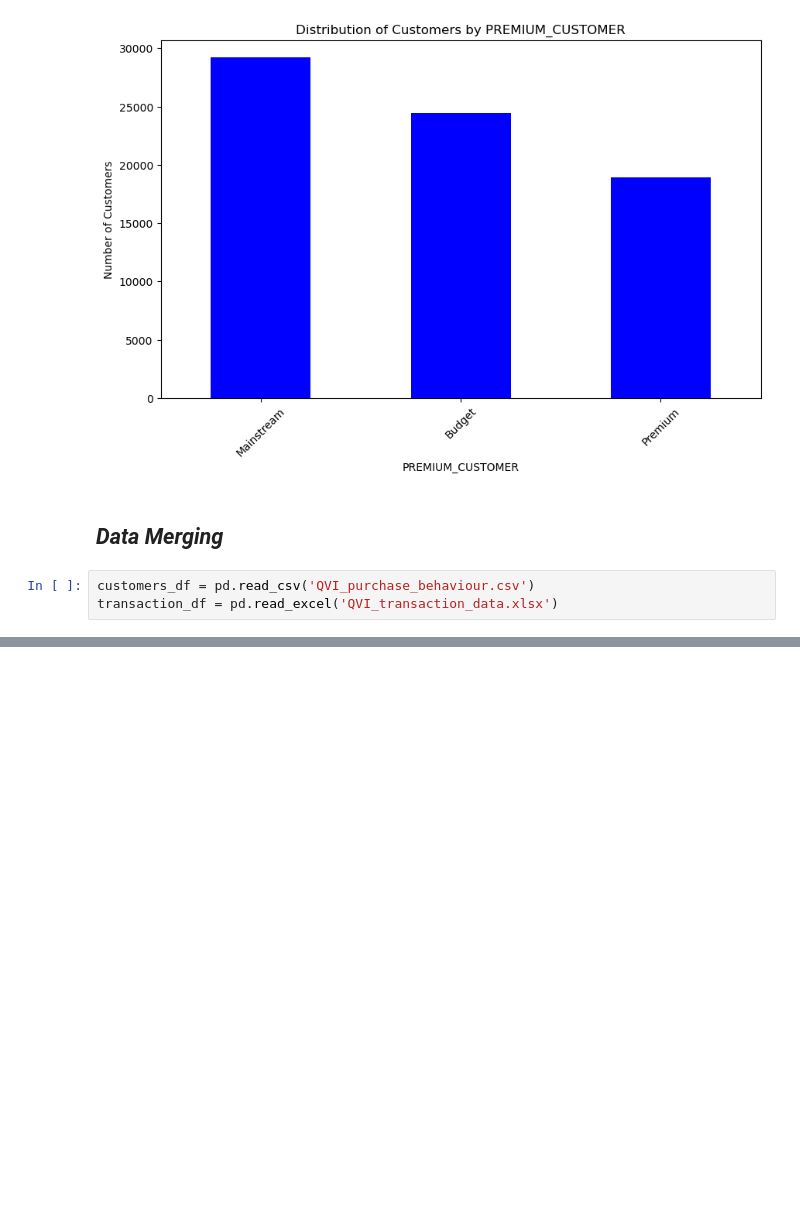
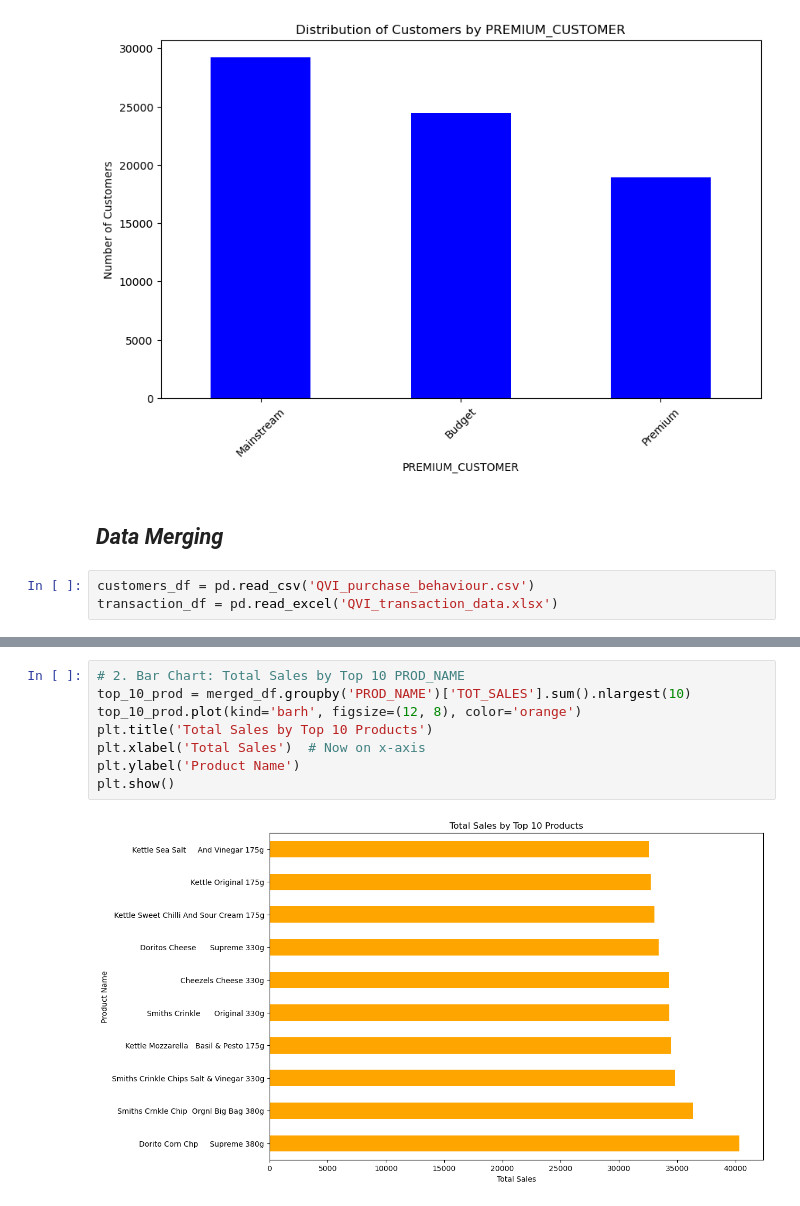
Before and after one commit to JanickVision27/Quantium_DataAnalysis_Project, a Jupyter notebook: Data Analysis First Section.ipynb, the cells around one changed output, grey strips where cells are left out. Saved outputs shown, nothing was run; the diff lists cells and outputs as text; blank space fills up the shorter version.

```diff
--- a/Data Analysis First Section.ipynb
+++ b/Data Analysis First Section.ipynb
@@ -281,0 +412,10 @@ merged_df.head()
+# %%
+# 2. Bar Chart: Total Sales by Top 10 PROD_NAME
+top_10_prod = merged_df.groupby('PROD_NAME')['TOT_SALES'].sum().nlargest(10)
+top_10_prod.plot(kind='barh', figsize=(12, 8), color='orange')
+plt.title('Total Sales by Top 10 Products')
+plt.xlabel('Total Sales')  # Now on x-axis
+plt.ylabel('Product Name')
+plt.show()
+# %% [output]
+[figure, added]
```
Also changed, not shown: parts of 11 cells of this notebook, 1 other file.
